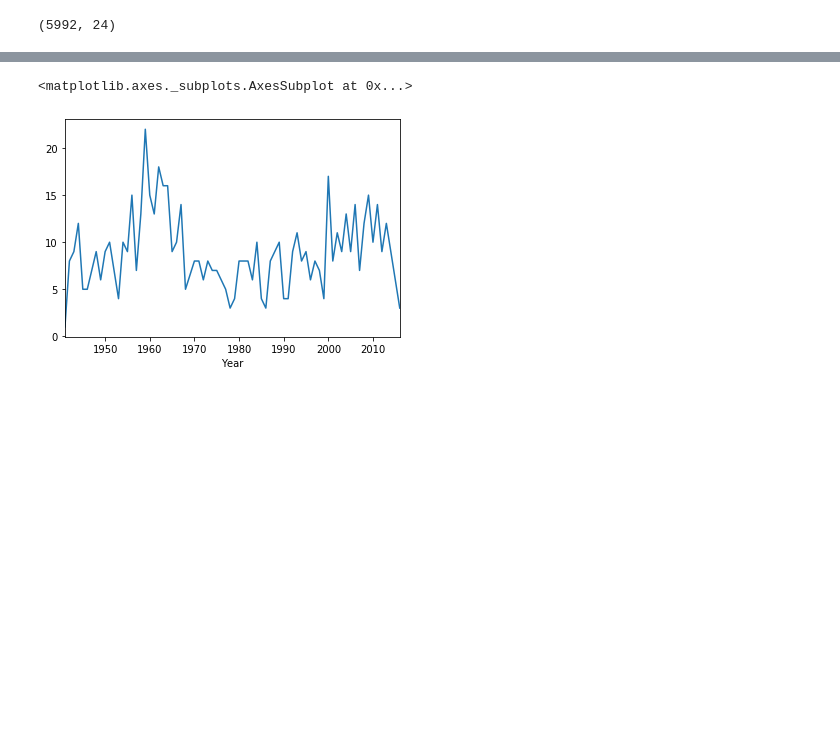
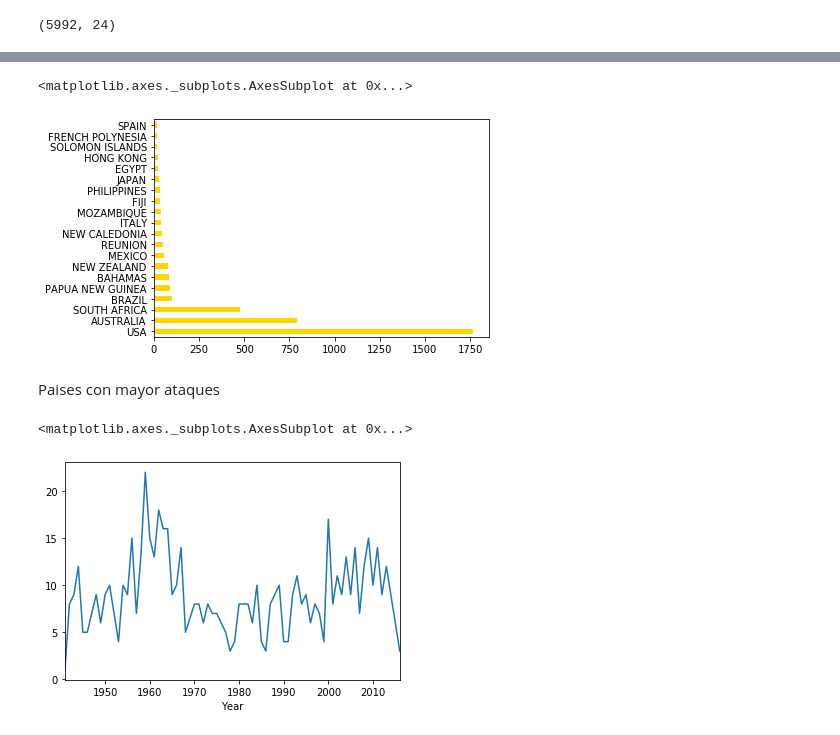
Before and after one commit to ironhack-datalabs/datamad0619, a Jupyter notebook: module-1/pandas-project/your-code/data-wrangling.ipynb, the cells around one changed output, grey strips where cells are left out. Drawn from its saved outputs; the diff is of its cells as text; code cells hidden in the pictures; blank space fills up the shorter version.

```diff
--- a/module-1/pandas-project/your-code/data-wrangling.ipynb
+++ b/module-1/pandas-project/your-code/data-wrangling.ipynb
@@ -115,3 +183,14 @@ mergeado = merged.drop(columns=['Entity'])
+# %%
+#vuelvo con dasa para ver que pais sufre más ataques
+
+paisataque = dasa['Country'].value_counts().head(20)
+%matplotlib inline
+paisataque.plot.barh(color='gold')
+# %% [output]
+<matplotlib.axes._subplots.AxesSubplot at 0x...>
+[figure, added]
+# %% [markdown]
+Paises con mayor ataques
 # %%
 %matplotlib inline
 mergeado[mergeado["Fatal"]=="Y"].groupby(["Year"]).count()['Fatal'].plot()
```
Also changed, not shown: parts of 43 cells of this notebook, 2 other files.
